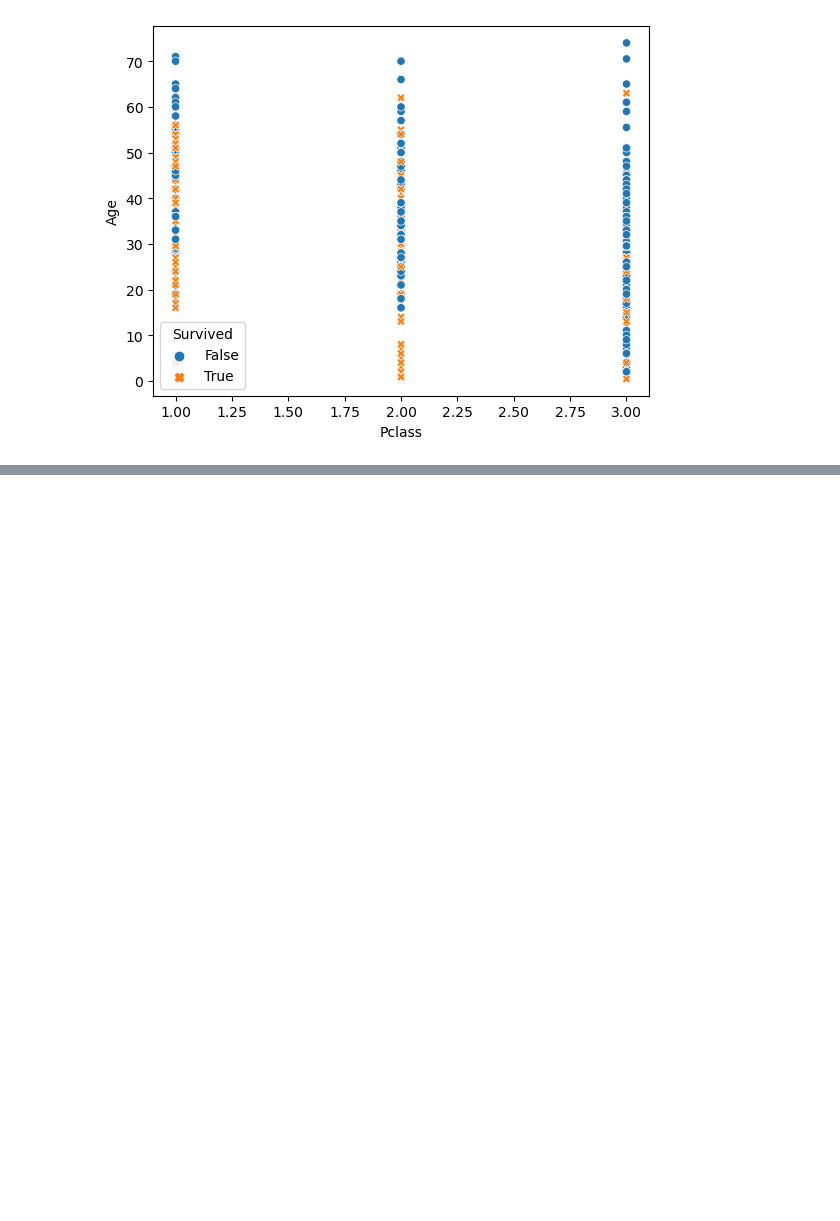
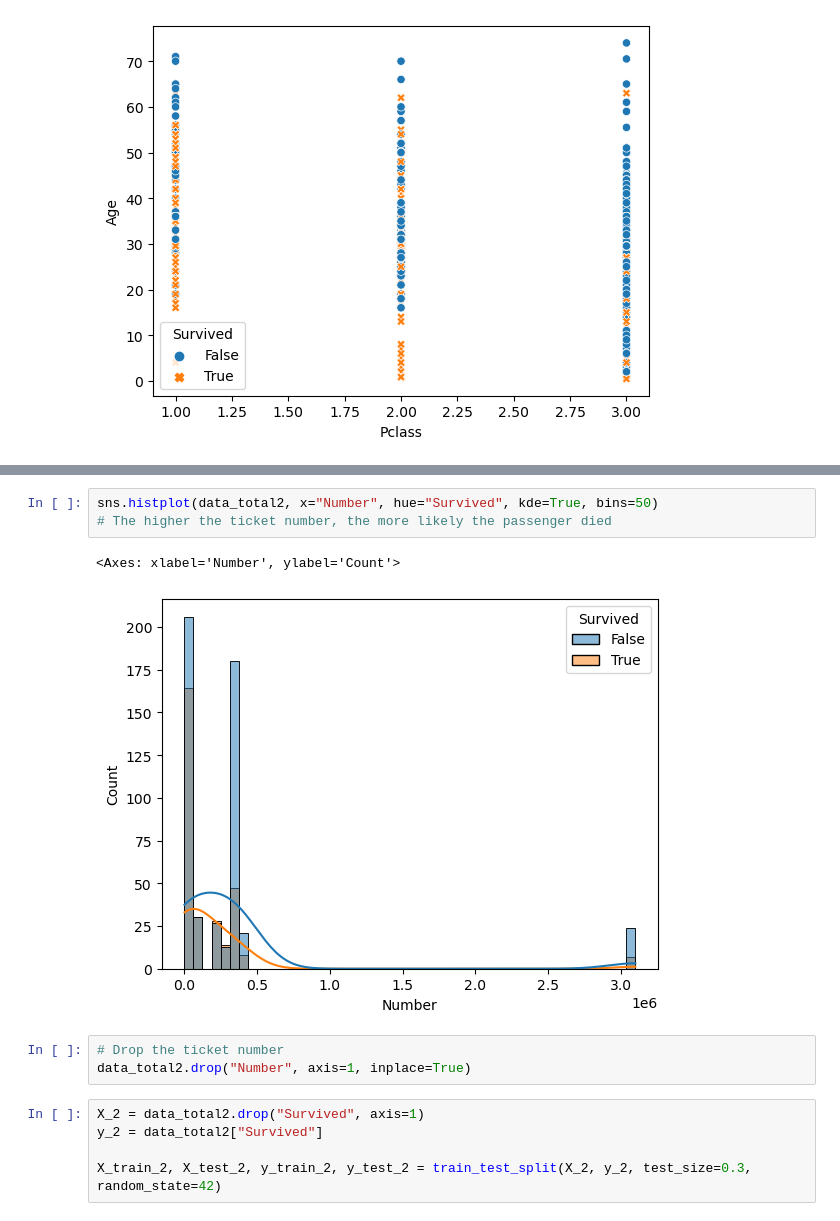
Before and after one commit to sydneycally-inclane-2812/titanic-survival-analysis, a Jupyter notebook: titanicSurvivalAnalysis.ipynb, the cells around one changed output, grey strips where cells are left out. Saved outputs shown, nothing was run; the diff lists cells and outputs as text; blank space fills up the shorter version.

Commit message:
Removed Ticket Number to see performance

```diff
--- a/titanicSurvivalAnalysis.ipynb
+++ b/titanicSurvivalAnalysis.ipynb
@@ -1004,0 +1010,14 @@ plt.show() # Most of the third class passengers died
+# %%
+sns.histplot(data_total2, x="Number", hue="Survived", kde=True, bins=50)
+# The higher the ticket number, the more likely the passenger died
+# %% [output]
+<Axes: xlabel='Number', ylabel='Count'>
+[figure, added]
+# %%
+# Drop the ticket number
+data_total2.drop("Number", axis=1, inplace=True)
+# %%
+X_2 = data_total2.drop("Survived", axis=1)
+y_2 = data_total2["Survived"]
+
+X_train_2, X_test_2, y_train_2, y_test_2 = train_test_split(X_2, y_2, test_size=0.3, random_state=42)
```
Also changed, not shown: parts of 5 cells of this notebook.
